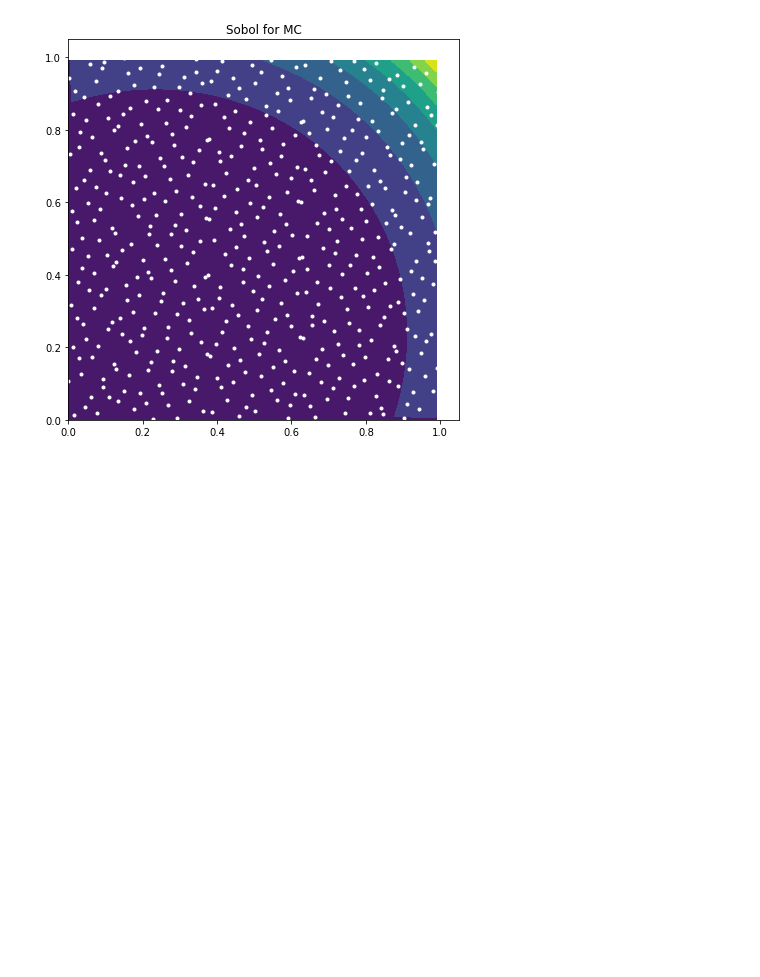
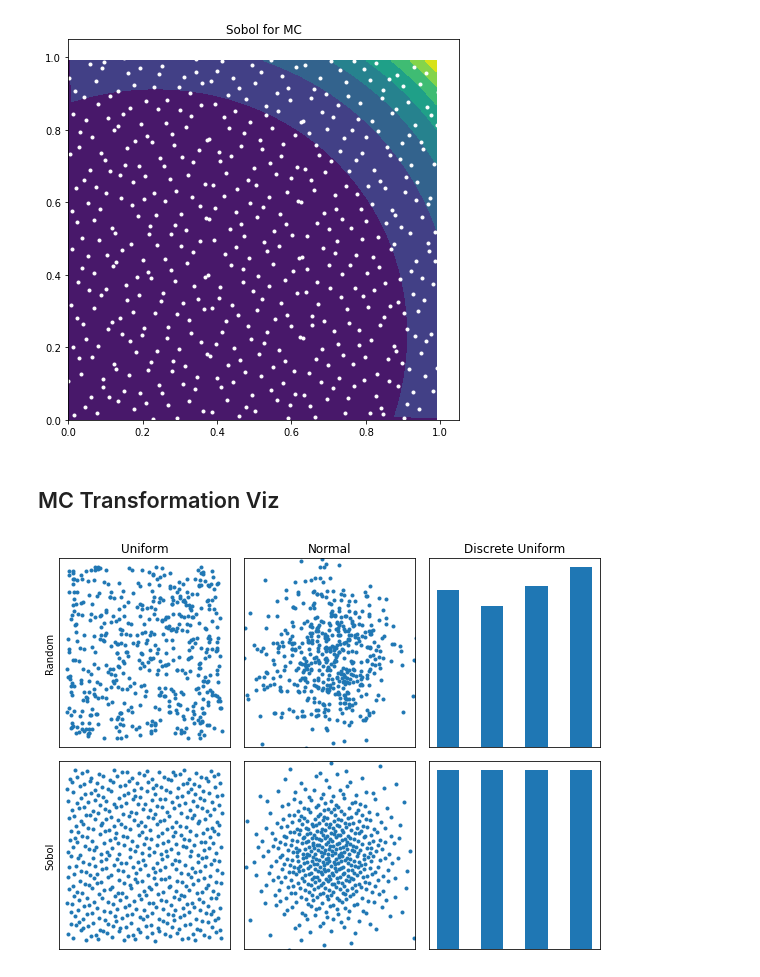
Before and after one commit to jordanperr/appm5650finalproject, a Jupyter notebook: exploratory-qmc.ipynb, the cells around one changed output. Cells and saved outputs as stored; diff of their text form; code cells hidden in the pictures; blank space fills up the shorter version.

```diff
--- a/exploratory-qmc.ipynb
+++ b/exploratory-qmc.ipynb
@@ -338,3 +329,71 @@ for samps in [samples_sobol_1, samples_sobol_2, samples_sobol_3, samples_sobol_4
 [figure]
 [figure]
 [figure]
+# %% [markdown]
+## MC Transformation Viz
+# %%
+# Uniform sampling
+
+d   = 2 # number of dimensions
+
+m   = 9
+N   = 2**9 # number of samples
+
+samples_uniform  = rng.uniform(size=(N,d))
+samples_normal = rng.normal(0.5, 0.2, size=(N,d))
+
+sampler = qmc.Sobol(d=d,scramble=True)
+samples_sobol = sampler.random_base2(m=m)
+samples_sobol.shape, samples_uniform.shape
+
+samples_sobol_normal = scipy.stats.norm.ppf(0.5 + (1 - 1e-10) * (samples_sobol - 0.5))
+samples_sobol_normal = samples_sobol_normal*(0.2) + 0.5
+
+samples_choice = np.floor(samples_uniform[:,0]*4)
+samples_sobol_choice = np.floor(samples_sobol[:,0]*4)
+
+plt.figure(figsize=(8,6))
+
+plt.subplot(2,3,1)
+plt.title('Uniform')
+plt.plot( samples_uniform[:,0], samples_uniform[:,1], '.')
+plt.xticks([])
+plt.yticks([])
+plt.ylabel("Random")
+
+plt.subplot(2,3,4)
+plt.plot( samples_sobol[:,0], samples_sobol[:,1], '.')
+plt.xticks([])
+plt.yticks([])
+plt.ylabel("Sobol")
+
+plt.subplot(2,3,2)
+plt.title('Normal')
+plt.plot( samples_normal[:,0], samples_normal[:,1], '.')
+plt.xlim([0,1])
+plt.ylim([0,1])
+plt.xticks([])
+plt.yticks([])
+
+plt.subplot(2,3,5)
+plt.plot( samples_sobol_normal[:,0], samples_sobol_normal[:,1], '.')
+plt.xlim([0,1])
+plt.ylim([0,1])
+plt.xticks([])
+plt.yticks([])
+
+plt.subplot(2,3,3)
+plt.title('Discrete Uniform')
+plt.hist(samples_choice, bins=7)
+plt.xticks([])
+plt.yticks([])
+
+plt.subplot(2,3,6)
+plt.hist(samples_sobol_choice, bins=7)
+plt.xticks([])
+plt.yticks([])
+
+plt.tight_layout()
+plt.show()
+# %% [output]
+[figure, added]
```
Also changed, not shown: parts of 11 cells of this notebook, 2 other files.
